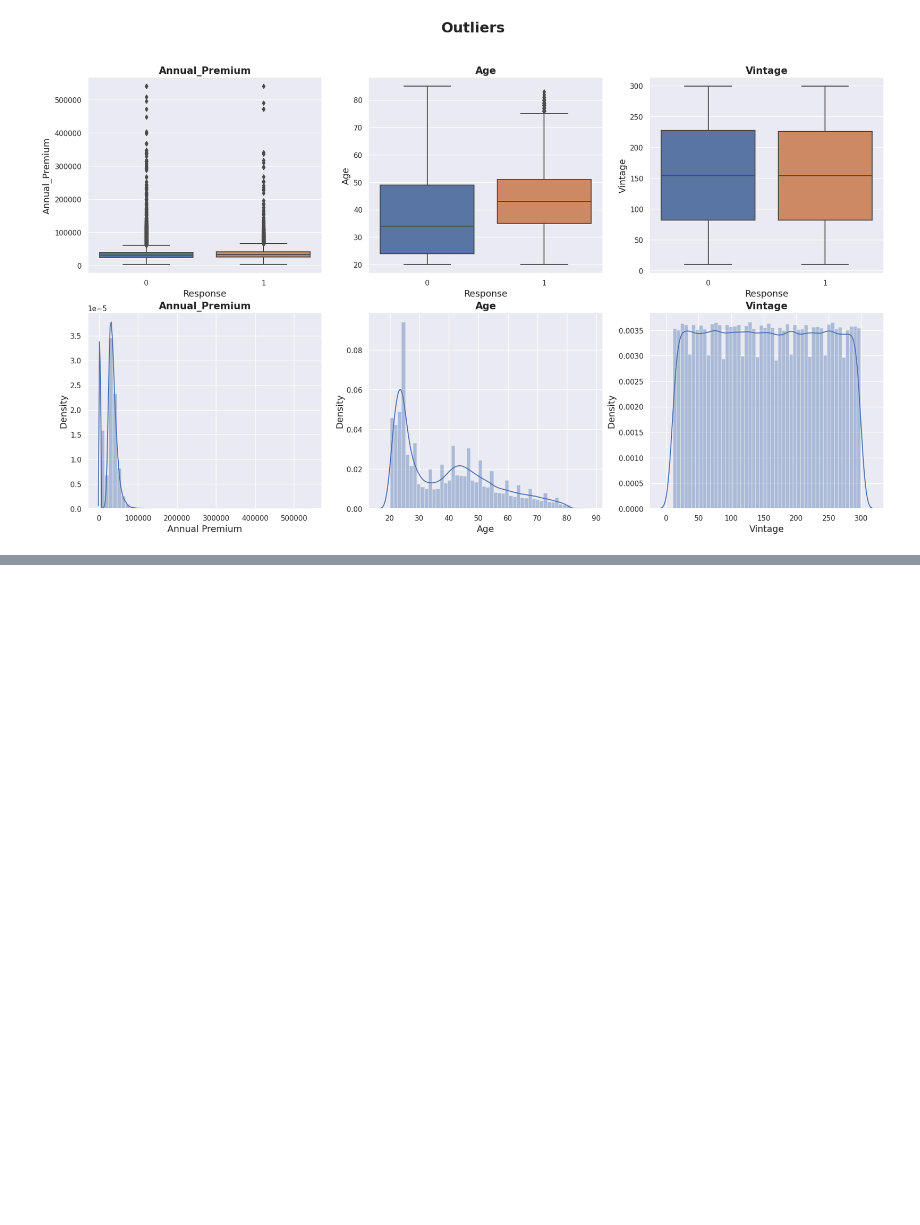
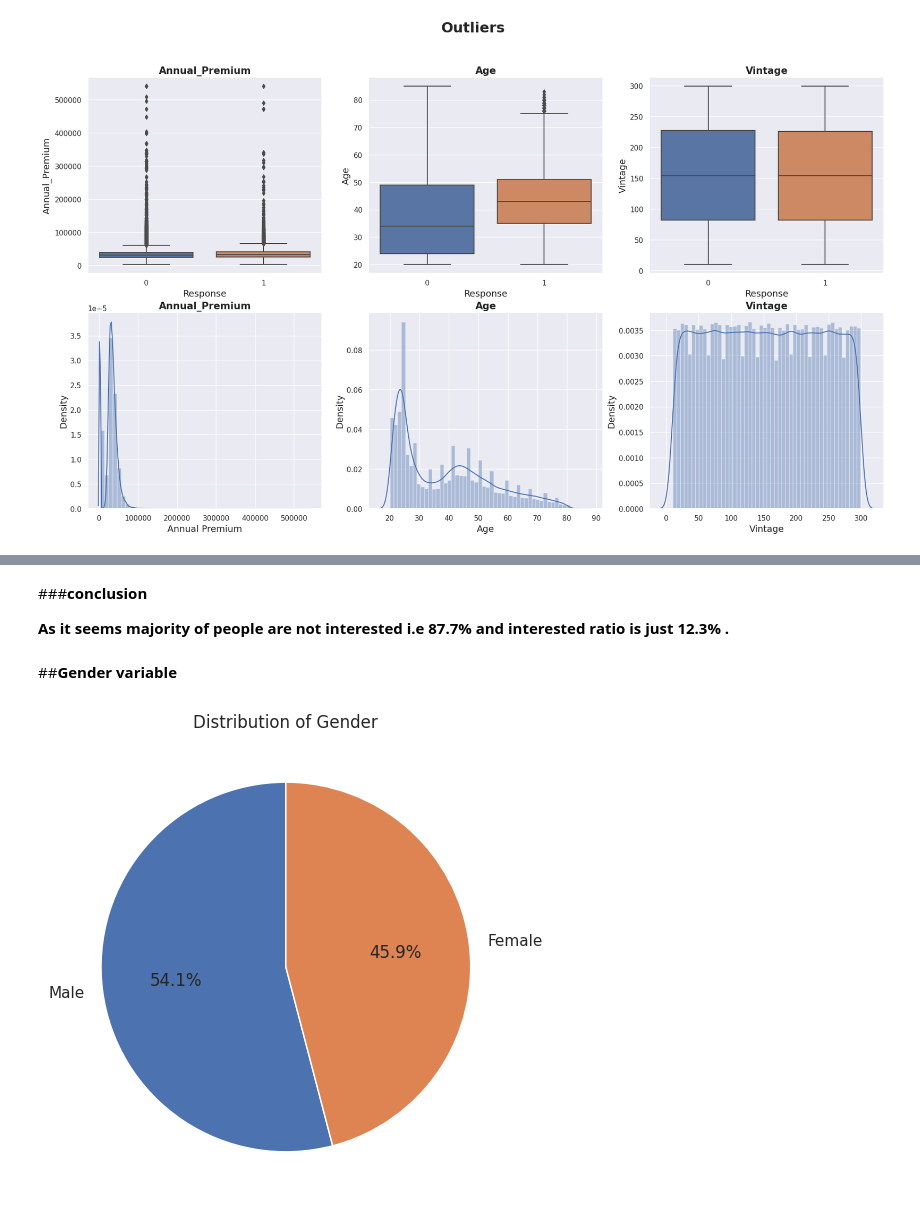
Before and after one commit to shwe-hg/capston-project-on-classification, a Jupyter notebook: project_on_classification(ML).ipynb, the cells around one changed output, grey strips where cells are left out. Cells and saved outputs as stored; diff of their text form; code cells hidden in the pictures; blank space fills up the shorter version.

```diff
--- a/project_on_classification(ML).ipynb
+++ b/project_on_classification(ML).ipynb
@@ -344,0 +371,24 @@ https://gist.github.com/mwaskom/de44147ed2974457ad6372750bbe5751
+# %% [markdown]
+###**conclusion**
+
+
+
+**As it seems majority of people are not interested i.e 87.7% and interested ratio is just 12.3% .**
+# %% [markdown]
+##**Gender variable**
+# %%
+plt.figure(figsize=(8, 6))
+
+# Calculate the count of each gender category
+gender_counts = df1['Gender'].value_counts()
+
+# Create a pie chart
+plt.pie(gender_counts, labels=gender_counts.index, autopct='%1.1f%%', startangle=90)
+
+# Add title and legend
+plt.title('Distribution of Gender')
+
+# Show the plot
+plt.show()
+# %% [output]
+[figure, added]
```
Also changed, not shown: parts of 33 cells of this notebook.
